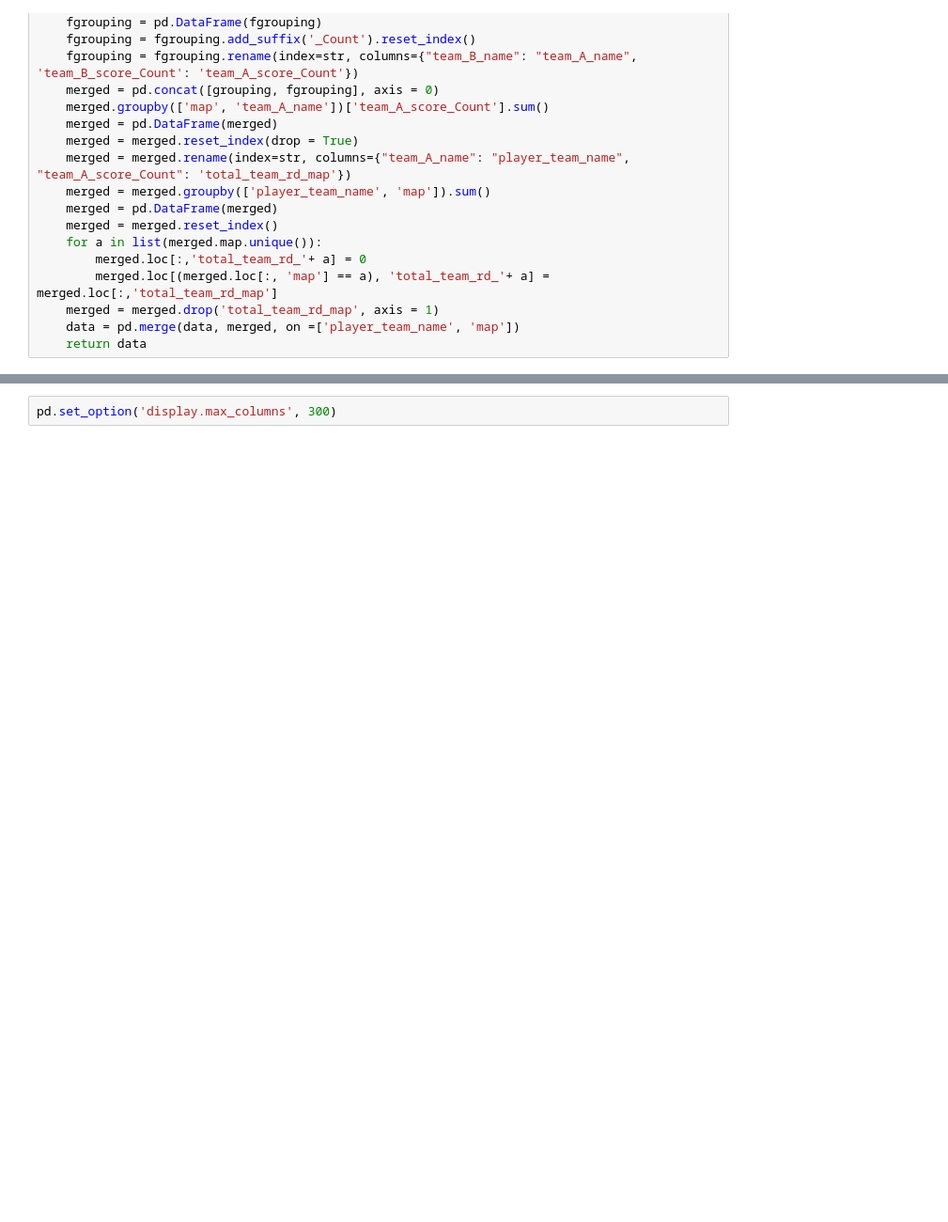
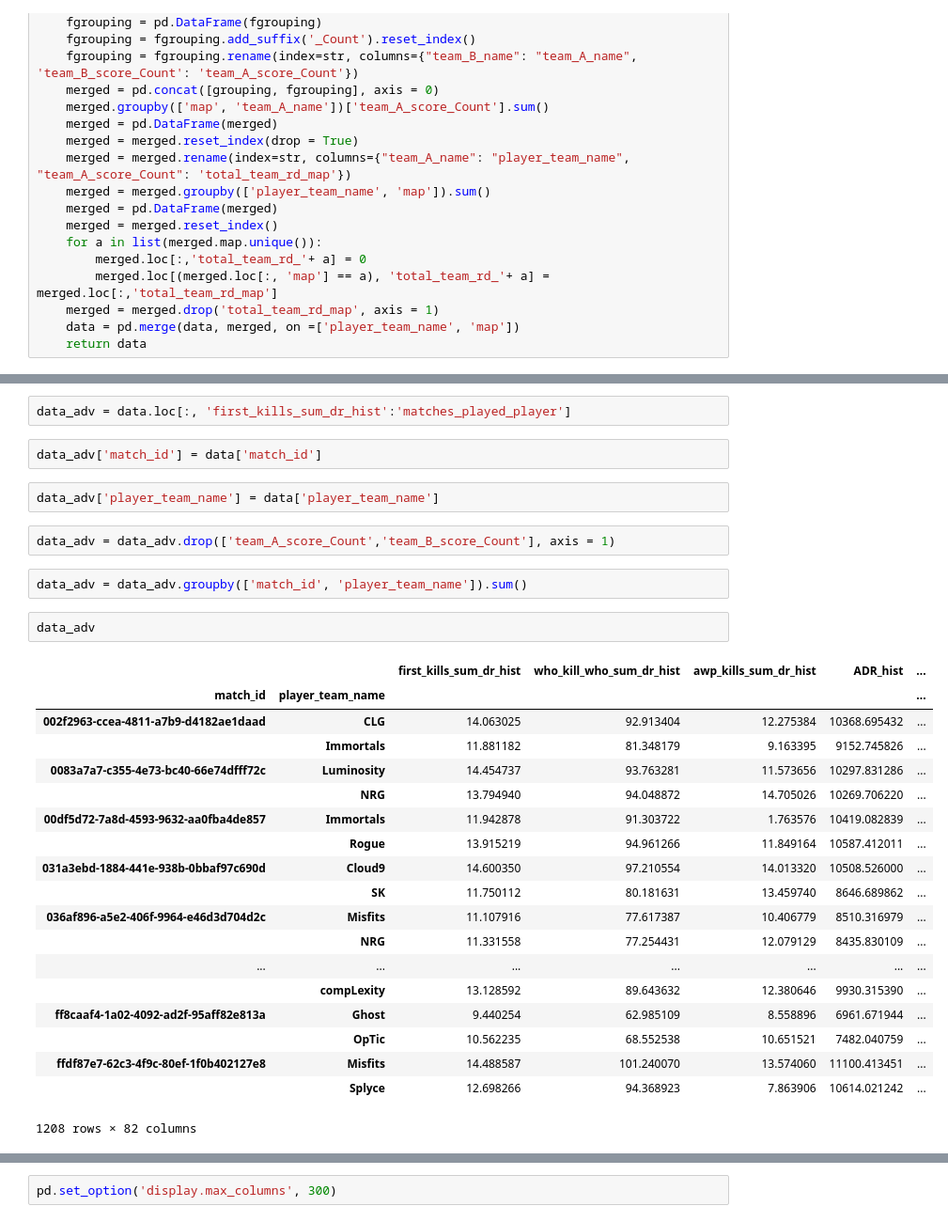
Before and after one commit to mck619/CS_project, a Jupyter notebook: notebooks/John Predicting Wins.ipynb, the cells around one changed output, grey strips where cells are left out. Shown at 94% size. Cells and saved outputs as stored; diff of their text form; blank space fills up the shorter version.

```diff
--- a/notebooks/John Predicting Wins.ipynb
+++ b/notebooks/John Predicting Wins.ipynb
@@ -424,0 +402,32 @@ ADR_his_Overpass
+# %%
+data_adv = data.loc[:, 'first_kills_sum_dr_hist':'matches_played_player']
+# %%
+data_adv['match_id'] = data['match_id']
+# %%
+data_adv['player_team_name'] = data['player_team_name']
+# %%
+data_adv = data_adv.drop(['team_A_score_Count','team_B_score_Count'], axis = 1)
+# %%
+data_adv = data_adv.groupby(['match_id', 'player_team_name']).sum()
+# %%
+data_adv
+# %% [output]
+|  |  | first_kills_sum_dr_hist | who_kill_who_sum_dr_hist | awp_kills_sum_dr_hist | ADR_hist | ... |
+| match_id | player_team_name |  |  |  |  | ... |
+| 002f2963-ccea-4811-a7b9-d4182ae1daad | CLG | 14.063025 | 92.913404 | 12.275384 | 10368.695432 | ... |
+|  | Immortals | 11.881182 | 81.348179 | 9.163395 | 9152.745826 | ... |
+| 0083a7a7-c355-4e73-bc40-66e74dfff72c | Luminosity | 14.454737 | 93.763281 | 11.573656 | 10297.831286 | ... |
+|  | NRG | 13.794940 | 94.048872 | 14.705026 | 10269.706220 | ... |
+| 00df5d72-7a8d-4593-9632-aa0fba4de857 | Immortals | 11.942878 | 91.303722 | 1.763576 | 10419.082839 | ... |
+|  | Rogue | 13.915219 | 94.961266 | 11.849164 | 10587.412011 | ... |
+| 031a3ebd-1884-441e-938b-0bbaf97c690d | Cloud9 | 14.600350 | 97.210554 | 14.013320 | 10508.526000 | ... |
+|  | SK | 11.750112 | 80.181631 | 13.459740 | 8646.689862 | ... |
+| 036af896-a5e2-406f-9964-e46d3d704d2c | Misfits | 11.107916 | 77.617387 | 10.406779 | 8510.316979 | ... |
+|  | NRG | 11.331558 | 77.254431 | 12.079129 | 8435.830109 | ... |
+| ... | ... | ... | ... | ... | ... | ... |
+|  | compLexity | 13.128592 | 89.643632 | 12.380646 | 9930.315390 | ... |
+| ff8caaf4-1a02-4092-ad2f-95aff82e813a | Ghost | 9.440254 | 62.985109 | 8.558896 | 6961.671944 | ... |
+|  | OpTic | 10.562235 | 68.552538 | 10.651521 | 7482.040759 | ... |
+| ffdf87e7-62c3-4f9c-80ef-1f0b402127e8 | Misfits | 14.488587 | 101.240070 | 13.574060 | 11100.413451 | ... |
+|  | Splyce | 12.698266 | 94.368923 | 7.863906 | 10614.021242 | ... |
+1208 rows × 82 columns
```
Also changed, not shown: parts of 58 cells of this notebook.
